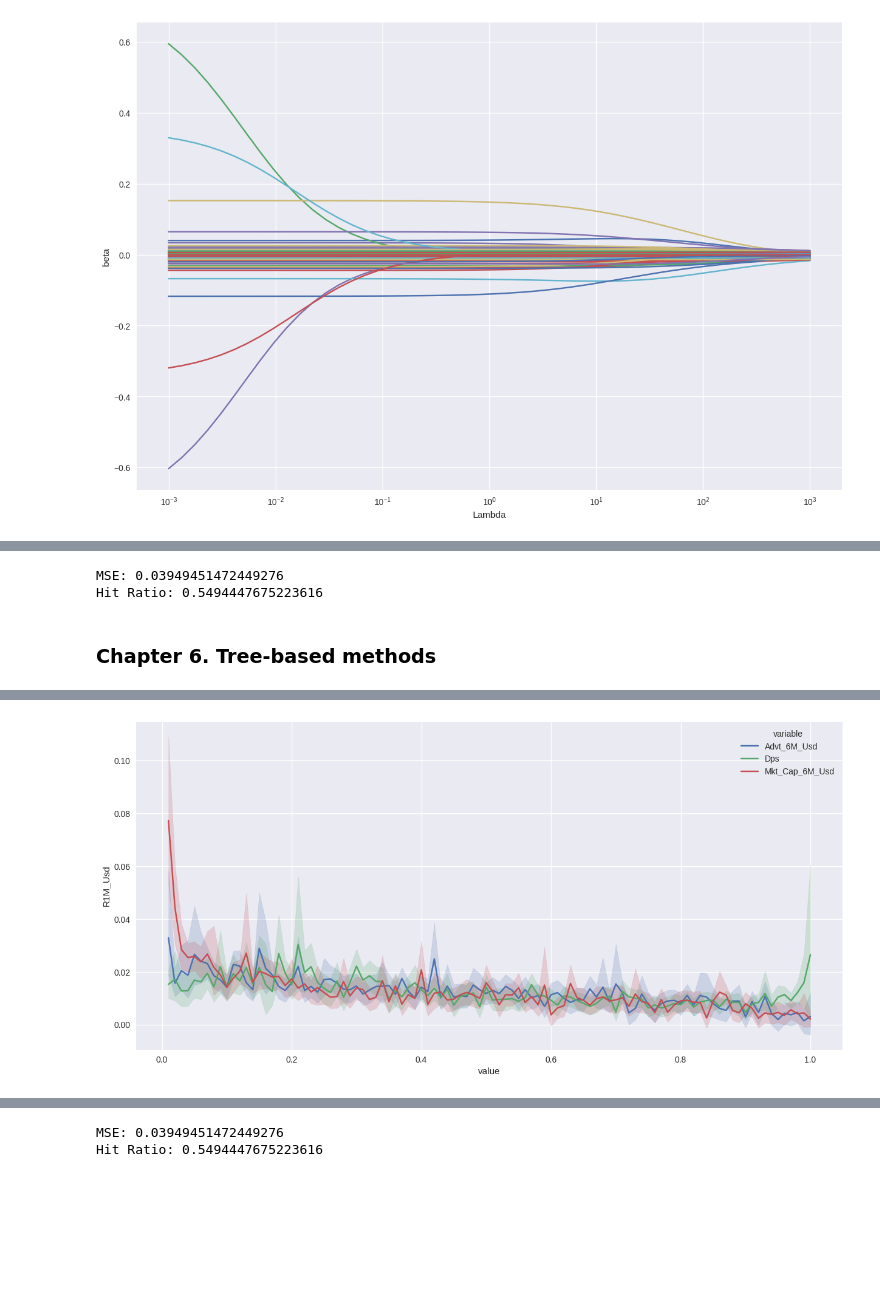
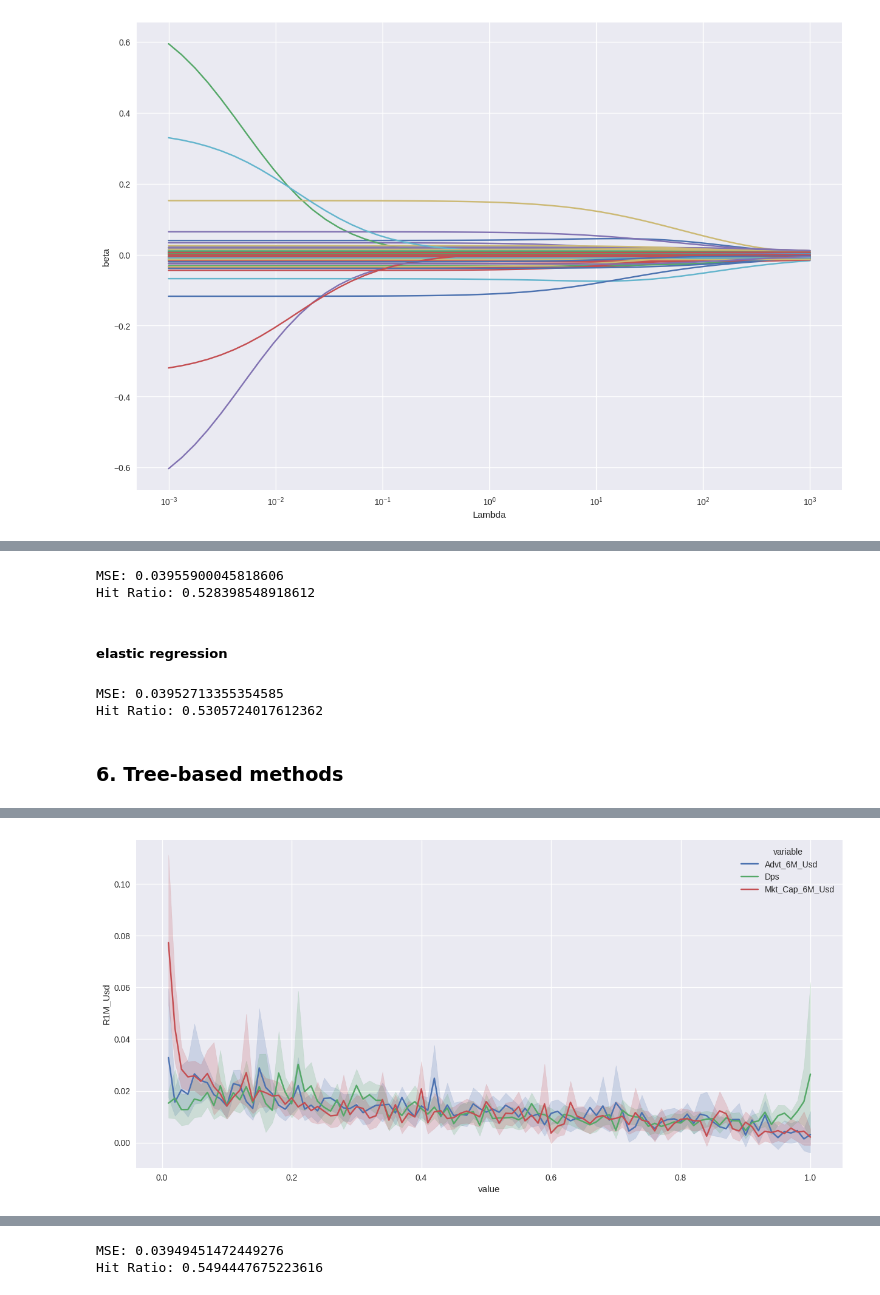
Before and after one commit to donghui-0126/Machine-Learning-for-Factor-Investing, a Jupyter notebook: py_mlfactor.ipynb, the cells around one changed output, grey strips where cells are left out. Saved outputs shown, nothing was run; the diff lists cells and outputs as text; code cells hidden in the pictures; blank space fills up the shorter version.

```diff
--- a/py_mlfactor.ipynb
+++ b/py_mlfactor.ipynb
@@ -544,7 +482,7 @@ Name: return, dtype: float64
 y_penalized_train = training_sample['R1M_Usd'].values
 X_penalized_train = training_sample[features].values
 
-model = ElasticNet(alpha=0.1, l1_ratio=0.1)
+model = Ridge(alpha=0.01)
 model.fit(X_penalized_train,y_penalized_train)
 
 y_penalized_test = testing_sample['R1M_Usd'].values
@@ -554,10 +492,28 @@ mse = np.mean((model.predict(X_penalized_test) - y_penalized_test)**2)
 hitratio = np.mean(model.predict(X_penalized_test) * y_penalized_test > 0)
 print(f'MSE: {mse} \nHit Ratio: {hitratio}')
 # %% [output]
-MSE: 0.03949451472449276
-Hit Ratio: 0.5494447675223616
+MSE: 0.03955900045818606
+Hit Ratio: 0.528398548918612
+# %% [markdown]
+##### elastic regression
+# %%
+y_penalized_train = training_sample['R1M_Usd'].values
+X_penalized_train = training_sample[features].values
+
+elastic_model = ElasticNet(alpha=0.01, l1_ratio=0.001)
+elastic_model.fit(X_penalized_train,y_penalized_train)
+
+y_penalized_test = testing_sample['R1M_Usd'].values
+X_penalized_test = testing_sample[features].values
+
+mse = np.mean((elastic_model.predict(X_penalized_test) - y_penalized_test)**2)
+hitratio = np.mean(elastic_model.predict(X_penalized_test) * y_penalized_test > 0)
+print(f'MSE: {mse} \nHit Ratio: {hitratio}')
+# %% [output]
+MSE: 0.03952713355354585
+Hit Ratio: 0.5305724017612362
 # %% [markdown]
-### **Chapter 6.** Tree-based methods
+### **6.** Tree-based methods
 # %%
 y = data['R1M_Usd'].values
 X = data[features].values
@@ -576,13 +532,12 @@ graph
 # %%
 cols_that_matter = []
 
 for val in np.where(clf.feature_importances_ > 0)[0]:
   cols_that_matter.append(features[val])
 
-cols_that_matter
 
 temp = pd.melt(data[['R1M_Usd']+cols_that_matter], id_vars='R1M_Usd')
 
 sns.lineplot(data = temp, y='R1M_Usd', x='value', hue='variable');
 # %% [output]
-[figure, old version]
+[figure, new version]
```
Also changed, not shown: parts of 109 cells of this notebook.
